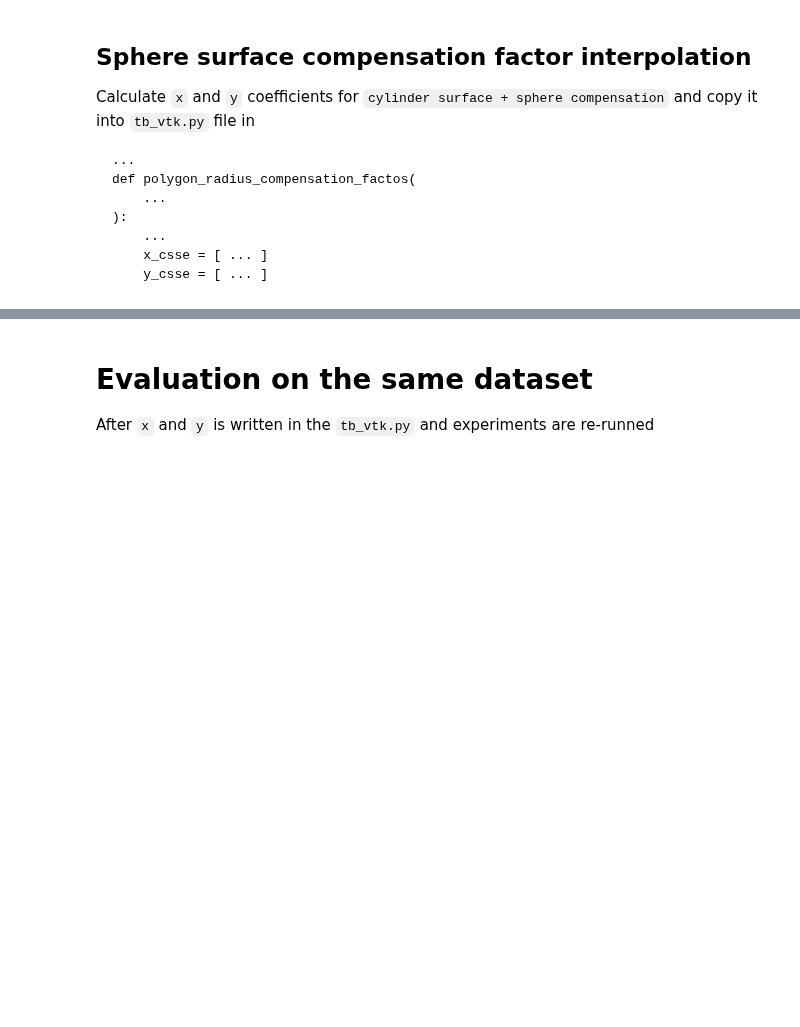
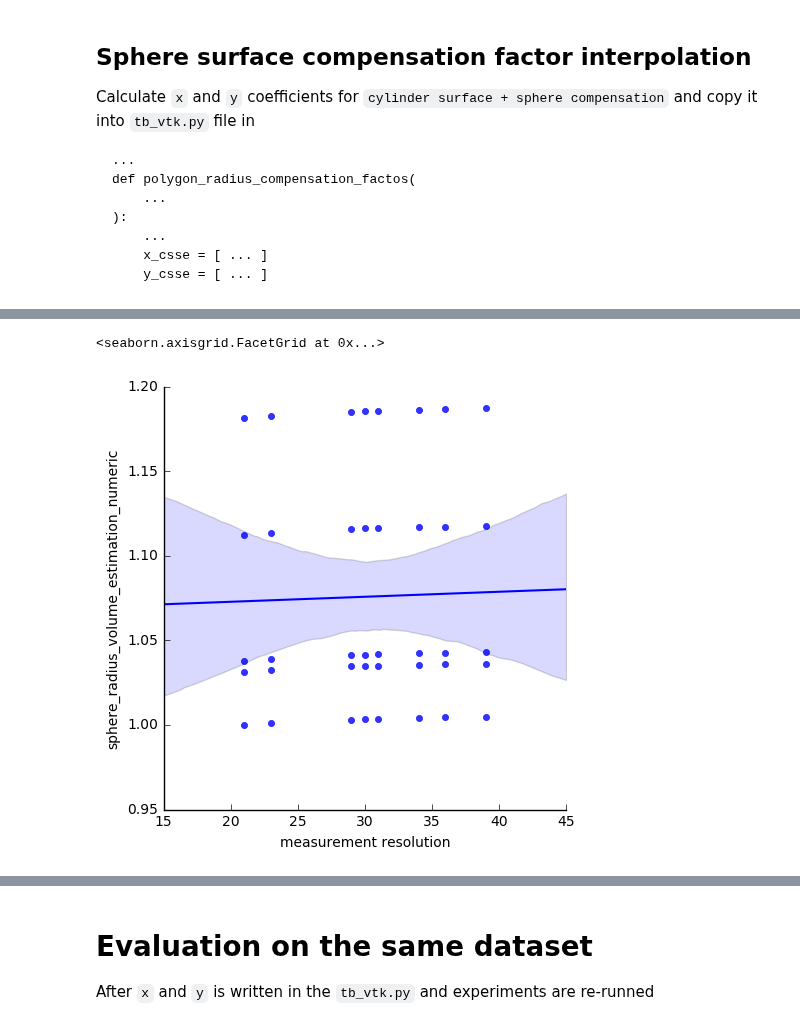
Before and after one commit to mjirik/teigen, a Jupyter notebook: examples/measured_compensation_factor.ipynb, the cells around one changed output, grey strips where cells are left out. Saved outputs shown, nothing was run; the diff lists cells and outputs as text; code cells hidden in the pictures; blank space fills up the shorter version.

```diff
--- a/examples/measured_compensation_factor.ipynb
+++ b/examples/measured_compensation_factor.ipynb
@@ -346,3 +456,8 @@ show_radius(dfsm)
+# %%
+sns.lmplot(data=dfs, x="measurement resolution", y="sphere_radius_volume_estimation_numeric")
+# %% [output]
+<seaborn.axisgrid.FacetGrid at 0x...>
+[figure, added]
 # %%
 from scipy.interpolate import UnivariateSpline
 from scipy.interpolate import InterpolatedUnivariateSpline
```
Also changed, not shown: parts of 31 cells of this notebook, 2 other files.
